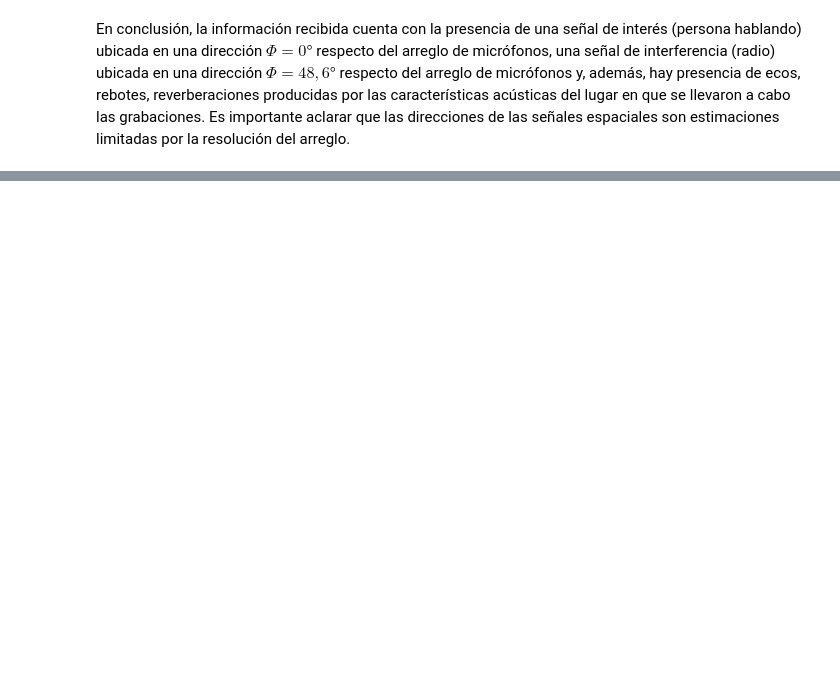
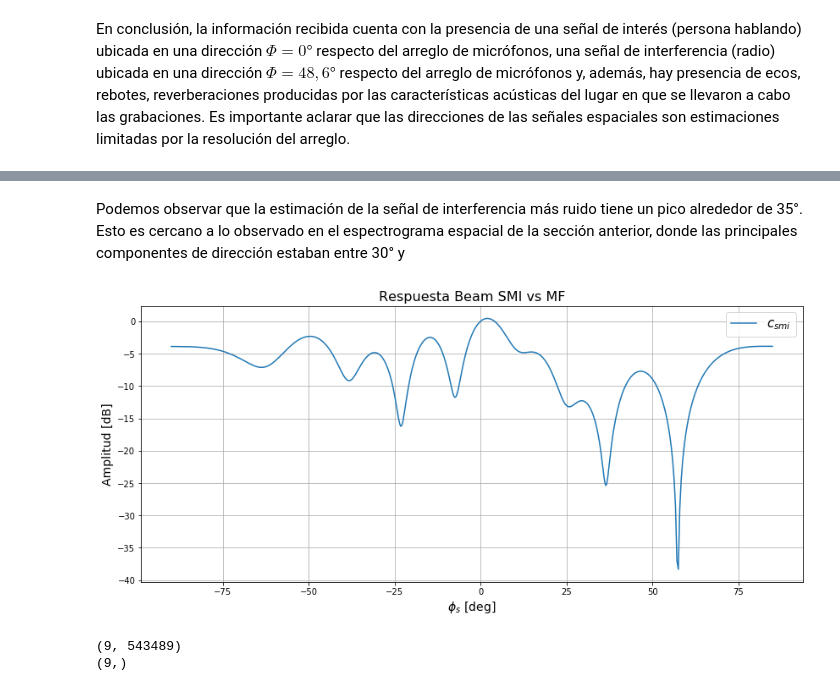
Before and after one commit to asp-image-dsp/asp-tp4, a Jupyter notebook: notebook/report.ipynb, the cells around one changed output, grey strips where cells are left out. Saved outputs shown, nothing was run; the diff lists cells and outputs as text; code cells hidden in the pictures; blank space fills up the shorter version.

Commit message:
Add exercise 2, some justifications and plots pending

```diff
--- a/notebook/report.ipynb
+++ b/notebook/report.ipynb
@@ -186,0 +255,36 @@ En conclusión, la información recibida cuenta con la presencia de una señal d
+# %%
+def get_beamformer_smi(ni_samples, phi_s, fs, fc, B, d, v):
+    """ Calculates the optimal beamformer using Sample Matrix
+        Inversion for the given direction and interference+noise
+        samples.
+        @param ni_samples Interference and noise samples
+        @param phi_s      Listening direction
+        @param fs         Sampling frequency
+        @param fc         Carrier frequency
+        @param B          Bandwidth
+        @param d          Array sensor spacing in meters
+        @param v          Wave propagation velocity
+    """
+
+    M, K = ni_samples.shape
+
+    _, _, filtered_samples = get_beamformer_input(ni_samples, fs, fc, B)
+
+    # Estimate R_i+n
+    R_i_n = estimate_Rin(filtered_samples)
+
+    v_phi = get_array_response_vector(phi_s, fc, B, d, v, M)
+
+    # Compute SMI beamformer
+    Rinv = np.linalg.inv(R_i_n)
+    alpha = 1 / (np.conj(v_phi.T) @ Rinv @ v_phi)
+    csmi = alpha * Rinv @ v_phi
+
+    return R_i_n, csmi, filtered_samples
+# %%
+array_index = 1
+to = 10.1    # seconds
+K = int(1 * fs)
+no = int(to * fs)
+nlast = int(no + K)
+silence = split_samples[array_index][:,no:nlast]
@@ -186,0 +296,2 @@ En conclusión, la información recibida cuenta con la presencia de una señal d
+# %%
+R_i_n, csmi, filtered_samples = get_beamformer_smi(silence, phi_s=0, fs=fs, fc=2e3, B=50, d=d, v=v)
@@ -186,0 +305,13 @@ En conclusión, la información recibida cuenta con la presencia de una señal d
+# %% [markdown]
+Podemos observar que la estimación de la señal de interferencia más ruido tiene un pico alrededor de 35°. Esto es cercano a lo observado en el espectrograma espacial de la sección anterior, donde las principales componentes de dirección estaban entre 30° y
+# %%
+# Plot the beam response
+plot_spatial_response([csmi], 'Respuesta Beam SMI vs MF', ['$c_{smi}$'])
+# %% [output]
+[figure, added]
+# %%
+_, _, beamf_input = get_beamformer_input(split_samples[array_index], fs, fc, 50)
+spatially_filtered = signal.lfilter(csmi.reshape(9), [1.0], beamf_input, axis=0)
+# %% [output]
+(9, 543489)
+(9,)
```
Also changed, not shown: parts of 15 cells of this notebook.
